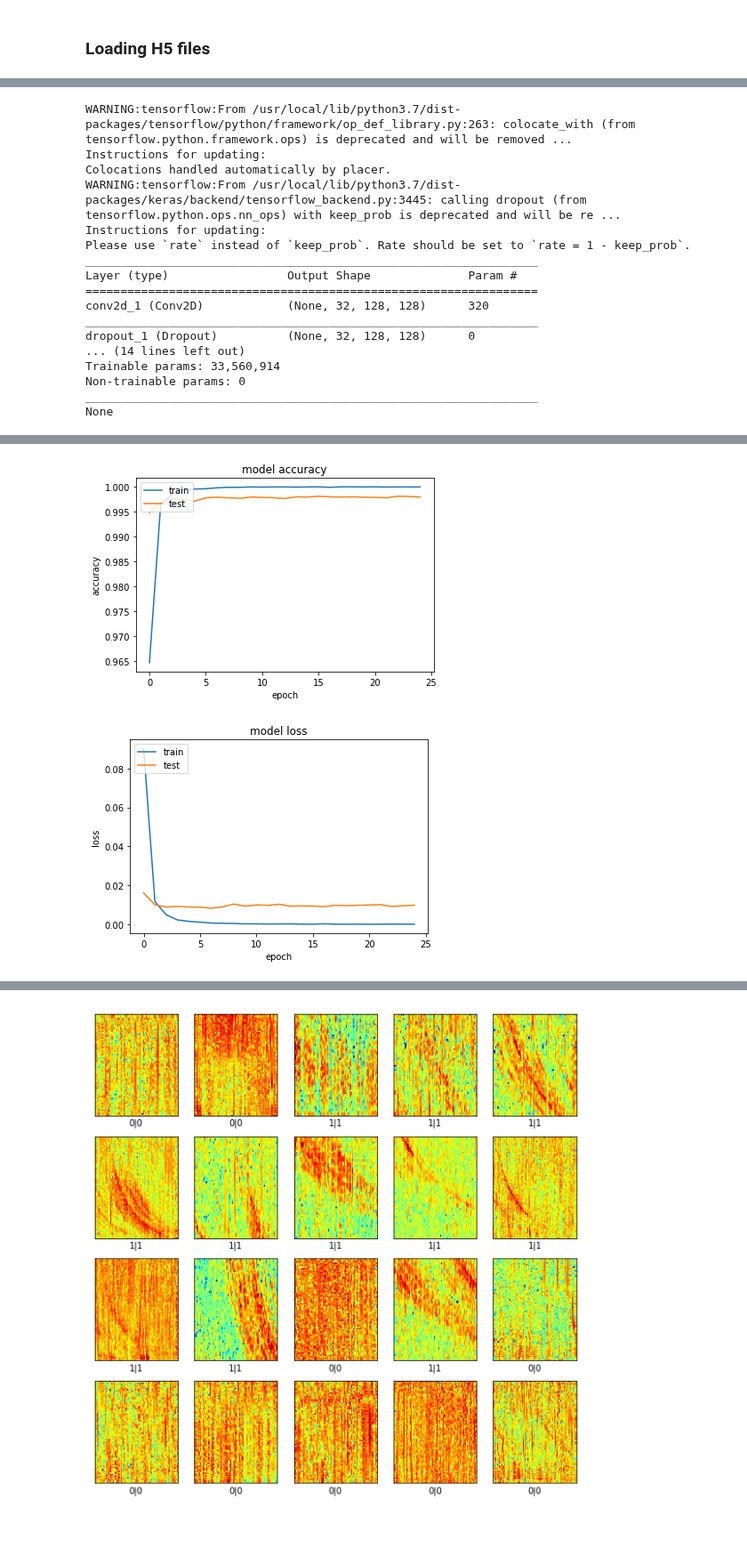
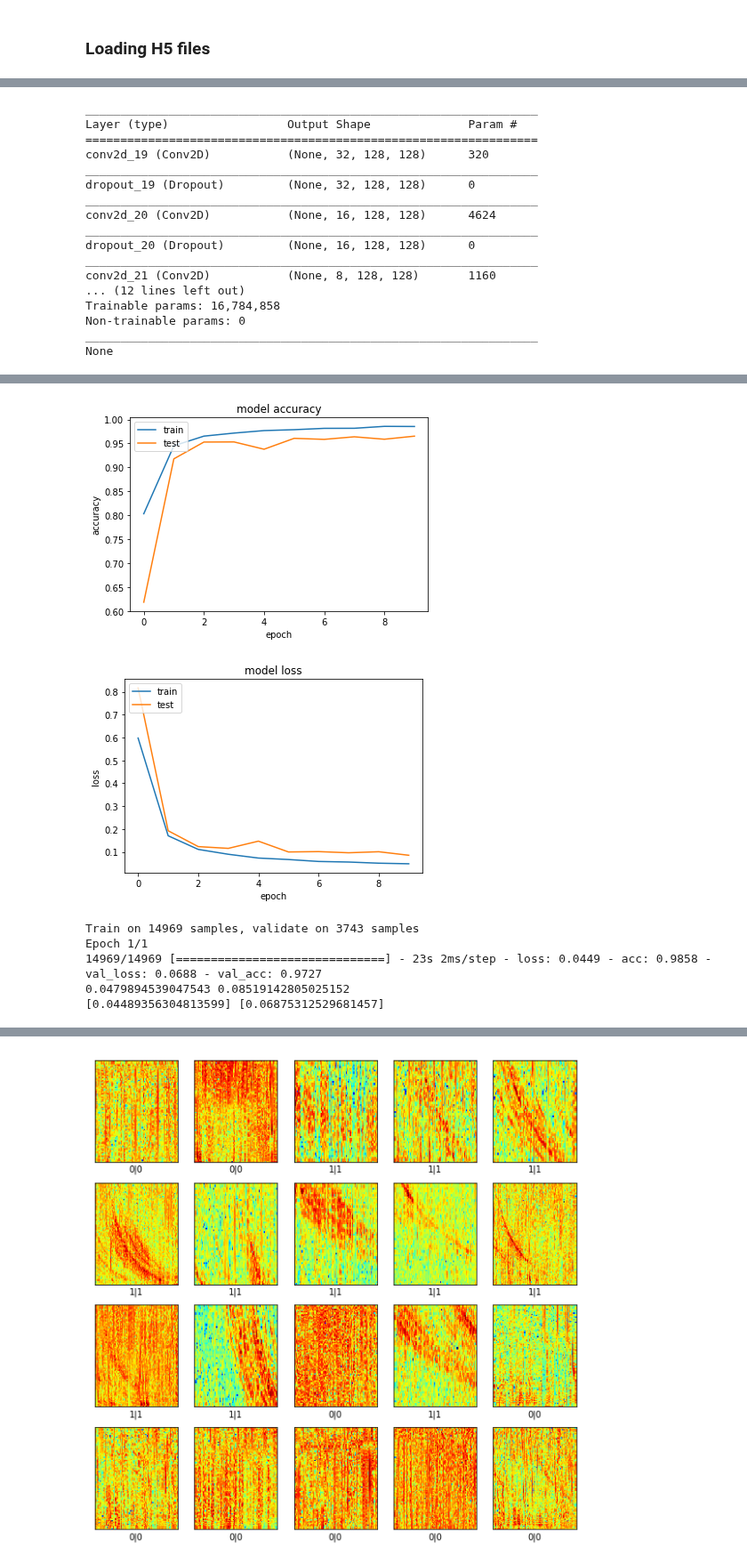
Before and after one commit to Kojey/MSc-whistler-waves-detector, a Jupyter notebook: ipy/experiments/model/conv_net.ipynb, the cells around one changed output, grey strips where cells are left out. Shown at 89% size. Drawn from its saved outputs; the diff is of its cells as text; code cells hidden in the pictures; blank space fills up the shorter version.

```diff
--- a/ipy/experiments/model/conv_net.ipynb
+++ b/ipy/experiments/model/conv_net.ipynb
@@ -80,4 +77,6 @@ Runtime: 64.52 seconds
 # %%
+data = np.copy(_data)
+evt = np.copy(_evt)
 print(data.shape, evt.shape)
 
 # suffle data
@@ -90,14 +89,26 @@ data, evt = zip(*data)
 data = np.array(data)
 evt = np.array(evt)
 
+data = data.reshape(len(data), parameters.clf_input_width*parameters.clf_input_height)
+print(data.shape, evt.shape)
+
+_data = np.copy(data)
+_evt = np.copy(evt)
+
+
 # scale data
 scaler = preprocessing.StandardScaler().fit(data)
+# save scaler
+standard_scaler = {"scaler": scaler}
+pickle.dump( standard_scaler, open( 'scaler.pickle', "wb" ) )
+# scale data
 data = scaler.transform(data)
 
-# reshpa for CNN
+# reshape for CNN
 data = data.reshape((len(data),parameters.clf_input_depth,
               parameters.clf_input_width,
               parameters.clf_input_height))
 evt = np_utils.to_categorical(evt)
+
 print(data.shape, evt.shape)
 # %% [output]
@@ -122,14 +163,16 @@ def create_model():
     model = Sequential()
     model.add(Conv2D(32,(3,3), input_shape=(parameters.clf_input_depth,parameters.clf_input_width, parameters.clf_input_height),
                     padding='same', activation='relu',data_format='channels_first'))
-    model.add(Dropout(0.2))
+    model.add(Dropout(0.7))
     model.add(Conv2D(16, (3,3), activation='relu', padding='same',data_format='channels_first'))
+    model.add(Dropout(0.8))
+    model.add(Conv2D(8, (3,3), activation='relu', padding='same',data_format='channels_first'))
     model.add(MaxPooling2D(pool_size=(2,2),data_format='channels_first'))
 #     model.add(Conv2D(16, (3,3), activation='relu', padding='same',data_format='channels_first'))
 #     model.add(Conv2D(4, (3,3), activation='relu', padding='same',data_format='channels_first'))
     model.add(Flatten())
     model.add(Dense(512, activation='relu'))
-    model.add(Dropout(0.5))
+    model.add(Dropout(0.9))
     model.add(Dense(2, activation='softmax'))
 
     # compile model
@@ -141,28 +184,30 @@ def create_model():
     model.compile(loss='categorical_crossentropy', optimizer=sgd, metrics=['accuracy'])
     print(model.summary())
     return model
-# model = KerasClassifier(build_fn=create_model)
+# model = KerasClassifier(build_fn=createhttps://readms.net/_model)
 model = create_model()
+
+model.save('cnn.h5')
 # %% [output]
-WARNING:tensorflow:From /usr/local/lib/python3.7/dist-packages/tensorflow/python/framework/op_def_library.py:263: colocate_with (from tensorflow.python.framework.ops) is deprecated and will be removed ...
-Instructions for updating:
-Colocations handled automatically by placer.
-WARNING:tensorflow:From /usr/local/lib/python3.7/dist-packages/keras/backend/tensorflow_backend.py:3445: calling dropout (from tensorflow.python.ops.nn_ops) with keep_prob is deprecated and will be re ...
-Instructions for updating:
-Please use `rate` instead of `keep_prob`. Rate should be set to `rate = 1 - keep_prob`.
 _________________________________________________________________
 Layer (type)                 Output Shape              Param #
 =================================================================
-conv2d_1 (Conv2D)            (None, 32, 128, 128)      320
+conv2d_19 (Conv2D)           (None, 32, 128, 128)      320
 _________________________________________________________________
-dropout_1 (Dropout)          (None, 32, 128, 128)      0
-... (14 lines left out)
-Trainable params: 33,560,914
+dropout_19 (Dropout)         (None, 32, 128, 128)      0
+_________________________________________________________________
+conv2d_20 (Conv2D)           (None, 16, 128, 128)      4624
+_________________________________________________________________
+dropout_20 (Dropout)         (None, 16, 128, 128)      0
+_________________________________________________________________
+conv2d_21 (Conv2D)           (None, 8, 128, 128)       1160
+... (12 lines left out)
+Trainable params: 16,784,858
 Non-trainable params: 0
 _________________________________________________________________
 None
 # %%
-history = model.fit(data, evt, validation_split=0.33, epochs=25, batch_size=100)
+history = model.fit(data, evt, validation_split=0.2, epochs=10, batch_size=100)
 
 print(history.history.keys())
 # summarize history for accuracy
@@ -183,6 +228,4 @@ plt.ylabel('loss')
 plt.xlabel('epoch')
 plt.legend(['train', 'test'], loc='upper left')
 plt.show()
-
-model.save('cnn_culmul.h5')
 # %% [output]
@@ -205,5 +248,16 @@ Epoch 25/25
 dict_keys(['val_loss', 'val_acc', 'loss', 'acc'])
-[figure, old version]
+[figure, new version]
-[figure, old version]
+[figure, new version]
+# %%
+_history = model.fit(data, evt, validation_split=0.2, epochs=1, batch_size=100)
+
+print(history.history['loss'][-1], history.history['val_loss'][-1])
+print(_history.history['loss'], _history.history['val_loss'])
+# %% [output]
+Train on 14969 samples, validate on 3743 samples
+Epoch 1/1
+14969/14969 [==============================] - 23s 2ms/step - loss: 0.0449 - acc: 0.9858 - val_loss: 0.0688 - val_acc: 0.9727
+0.0479894539047543 0.08519142805025152
+[0.04489356304813599] [0.06875312529681457]
 # %%
 # load dataset from every site
```
Also changed, not shown: parts of 7 cells of this notebook, 7 other files.
